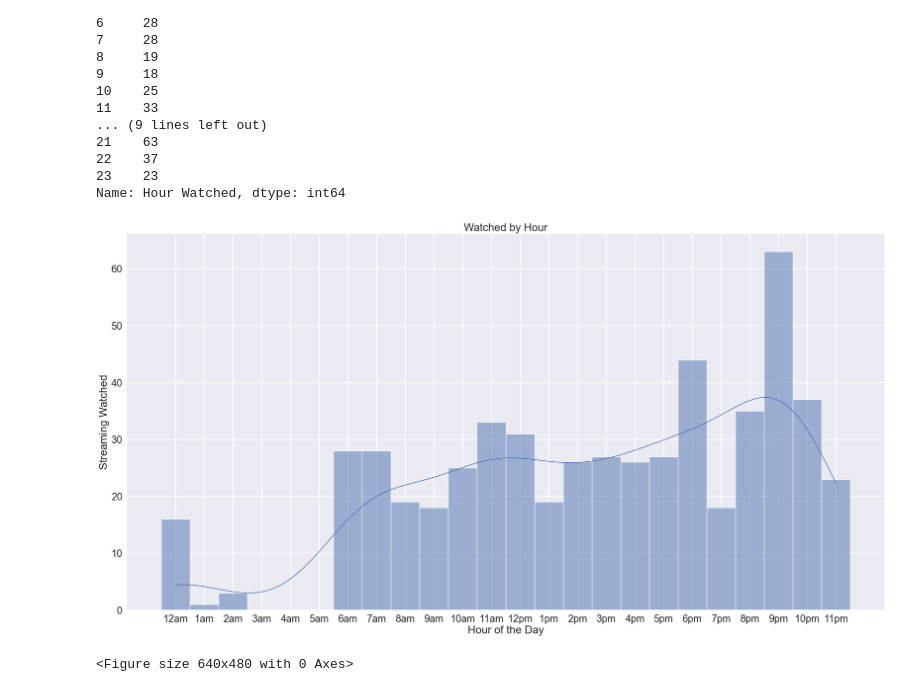
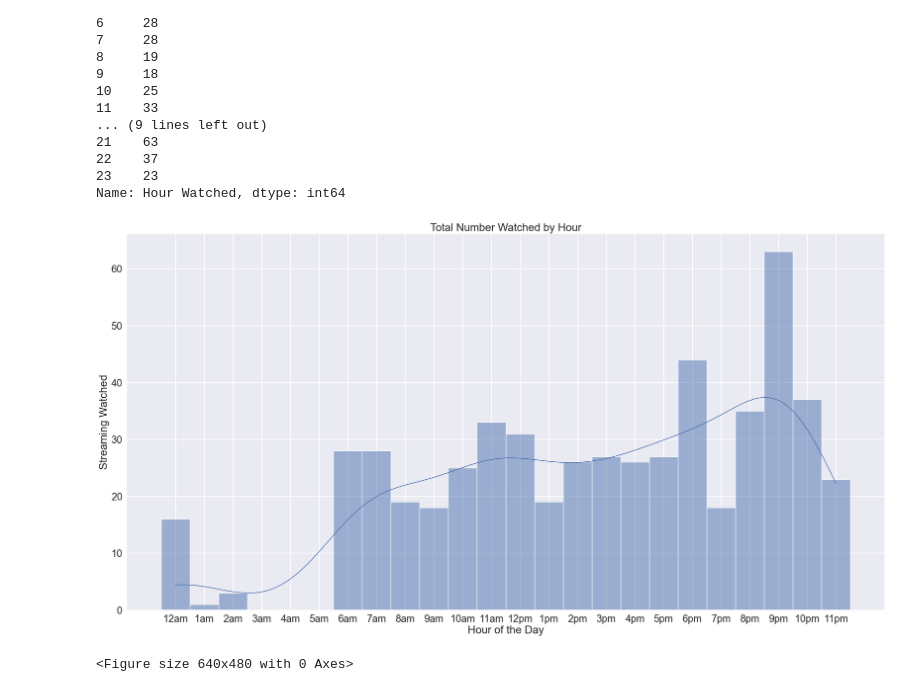
Before and after one commit to istarlet/netflix_viewing_habits, a Jupyter notebook: streaming_data.ipynb, the cells around one changed output. Drawn from its saved outputs; the diff is of its cells as text; code cells hidden in the pictures.

```diff
--- a/streaming_data.ipynb
+++ b/streaming_data.ipynb
@@ -472,18 +472,18 @@ Name: Hour Watched, dtype: int64
 # %%
 sns.set_style('darkgrid')
 plt.figure(figsize=(30, 15))
 sns.set_context('notebook', font_scale = 2, rc = {"grid.linewidth":2})
 
 sns.histplot(data_combined["Hour Watched"], kde=True)
 
 hours_per_day = ["12am", "1am", "2am","3am", "4am", "5am", "6am", "7am", "8am", "9am", "10am", "11am", "12pm", "1pm", "2pm", "3pm", "4pm", "5pm", "6pm", "7pm", "8pm", "9pm", "10pm", "11pm"]
 plt.ylabel('Streaming Watched')
 plt.xlabel('Hour of the Day')
 plt.xticks(ticks = range(24), labels=hours_per_day)
-plt.title('Watched by Hour')
+plt.title('Total Number Watched by Hour')
 
 plt.show()
 plt.clf()
 # %% [output]
-[figure, old version]
+[figure, new version]
 <Figure size 640x480 with 0 Axes>
```
Also changed, not shown: parts of 2 cells of this notebook.
